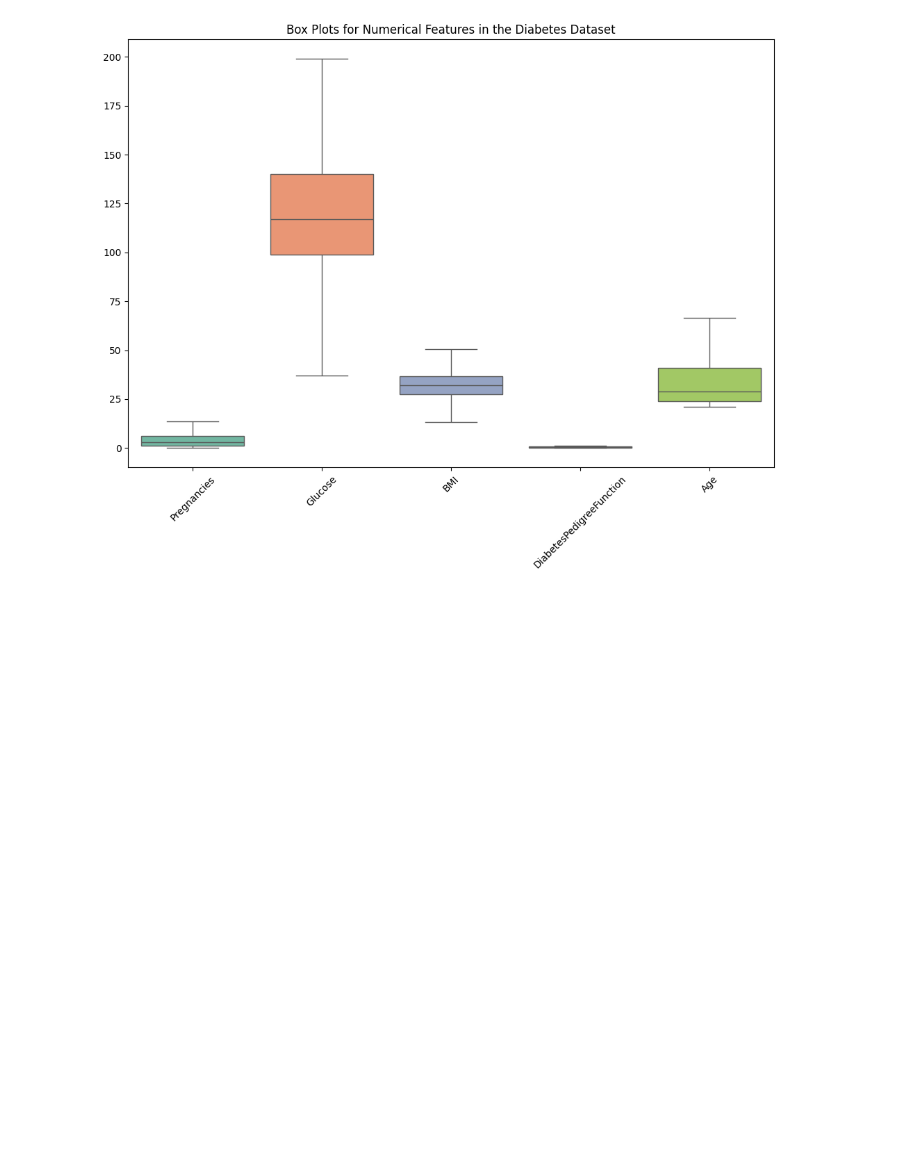
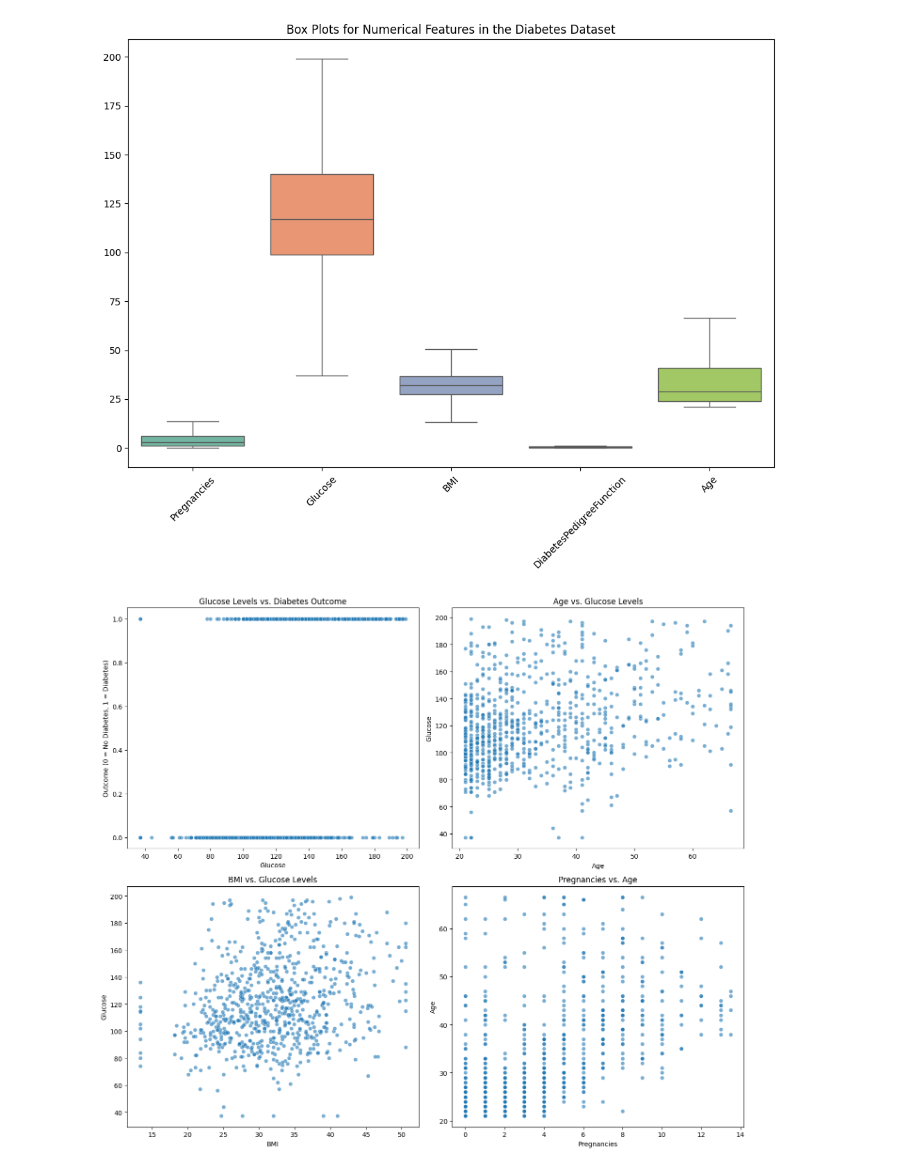
Before and after one commit to CakZemprongzz/TPOT-Assignment, a Jupyter notebook: code.ipynb, the cells around one changed output. Cells and saved outputs as stored; diff of their text form; code cells hidden in the pictures; blank space fills up the shorter version.

Commit message:
Added some scatter plot for data visualization

```diff
--- a/code.ipynb
+++ b/code.ipynb
@@ -160,3 +160,35 @@ plt.xticks(rotation=45)  # Rotating the x labels for better visibility
 plt.show()
 # %% [output]
 [figure]
+# %%
+# Creating multiple scatter plots to visualize relationships between different variables
+fig, axs = plt.subplots(2, 2, figsize=(14, 12))
+
+# Plot 1: Glucose vs. Outcome
+sns.scatterplot(data=capped_df, x='Glucose', y='Outcome', ax=axs[0, 0], alpha=0.6)
+axs[0, 0].set_title('Glucose Levels vs. Diabetes Outcome')
+axs[0, 0].set_xlabel('Glucose')
+axs[0, 0].set_ylabel('Outcome (0 = No Diabetes, 1 = Diabetes)')
+
+# Plot 2: Age vs. Glucose
+sns.scatterplot(data=capped_df, x='Age', y='Glucose', ax=axs[0, 1], alpha=0.6)
+axs[0, 1].set_title('Age vs. Glucose Levels')
+axs[0, 1].set_xlabel('Age')
+axs[0, 1].set_ylabel('Glucose')
+
+# Plot 3: BMI vs. Glucose
+sns.scatterplot(data=capped_df, x='BMI', y='Glucose', ax=axs[1, 0], alpha=0.6)
+axs[1, 0].set_title('BMI vs. Glucose Levels')
+axs[1, 0].set_xlabel('BMI')
+axs[1, 0].set_ylabel('Glucose')
+
+# Plot 4: Pregnancies vs. Age
+sns.scatterplot(data=capped_df, x='Pregnancies', y='Age', ax=axs[1, 1], alpha=0.6)
+axs[1, 1].set_title('Pregnancies vs. Age')
+axs[1, 1].set_xlabel('Pregnancies')
+axs[1, 1].set_ylabel('Age')
+
+plt.tight_layout()
+plt.show()
+# %% [output]
+[figure, added]
```
